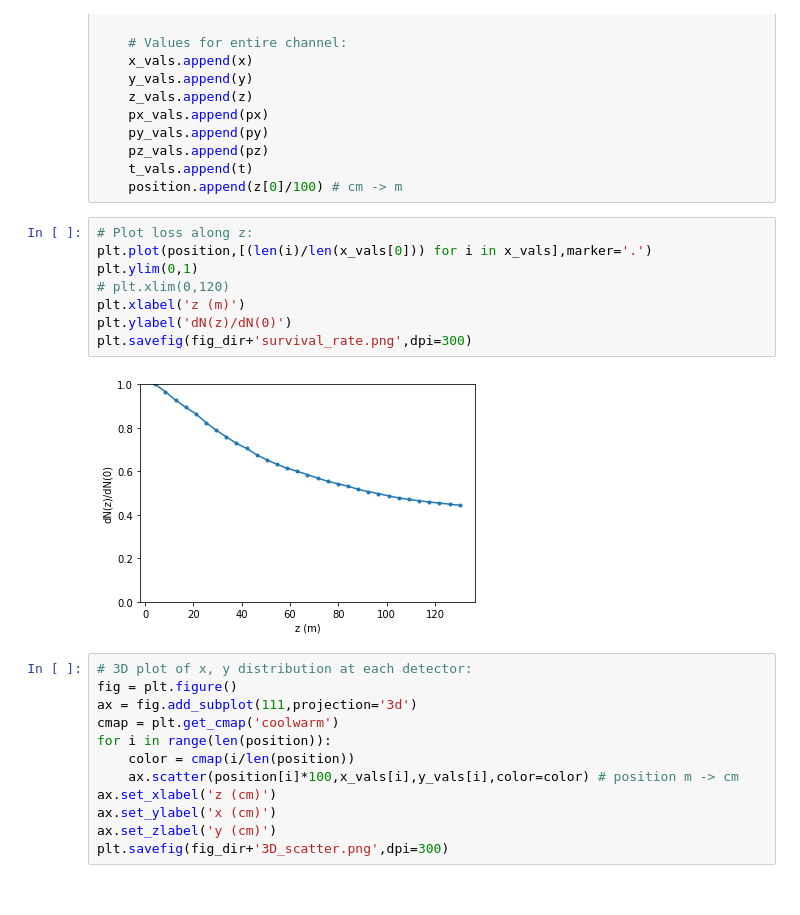
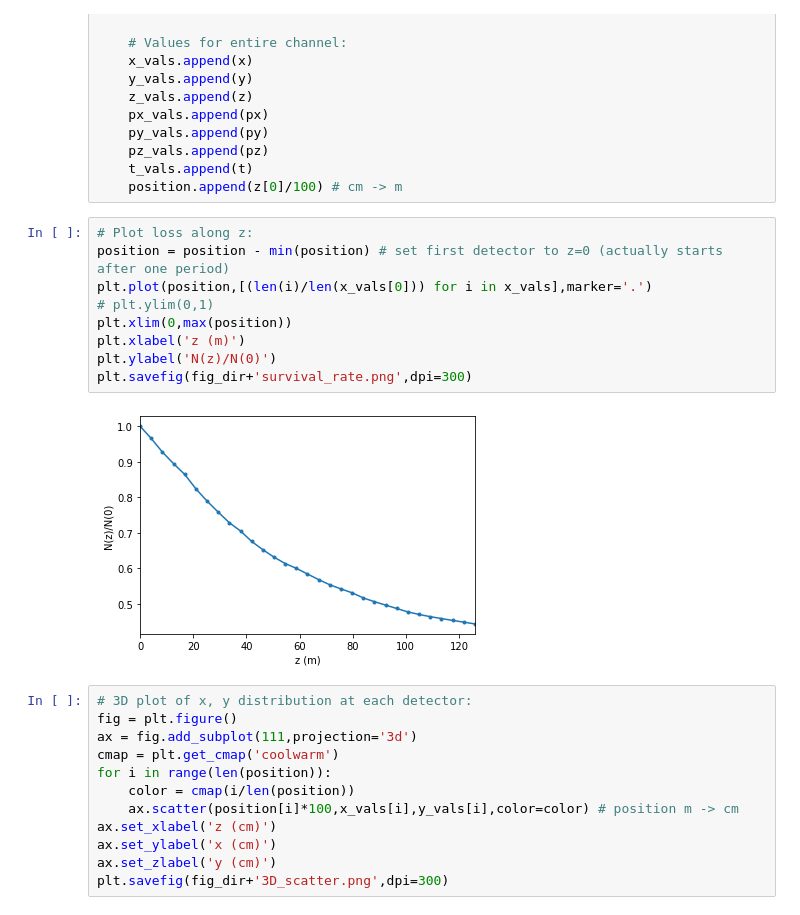
Before and after one commit to criggall/muon-cooling, a Jupyter notebook: plotter.ipynb, the cells around one changed output. Drawn from its saved outputs; the diff is of its cells as text.

```diff
--- a/plotter.ipynb
+++ b/plotter.ipynb
@@ -150,14 +150,15 @@ for j in range(31):
     position.append(z[0]/100) # cm -> m
 # %%
 # Plot loss along z:
+position = position - min(position) # set first detector to z=0 (actually starts after one period)
 plt.plot(position,[(len(i)/len(x_vals[0])) for i in x_vals],marker='.')
-plt.ylim(0,1)
-# plt.xlim(0,120)
+# plt.ylim(0,1)
+plt.xlim(0,max(position))
 plt.xlabel('z (m)')
-plt.ylabel('dN(z)/dN(0)')
+plt.ylabel('N(z)/N(0)')
 plt.savefig(fig_dir+'survival_rate.png',dpi=300)
 # %% [output]
-[figure, old version]
+[figure, new version]
 # %%
 # 3D plot of x, y distribution at each detector:
 fig = plt.figure()
```
Also changed, not shown: 3 other files.
